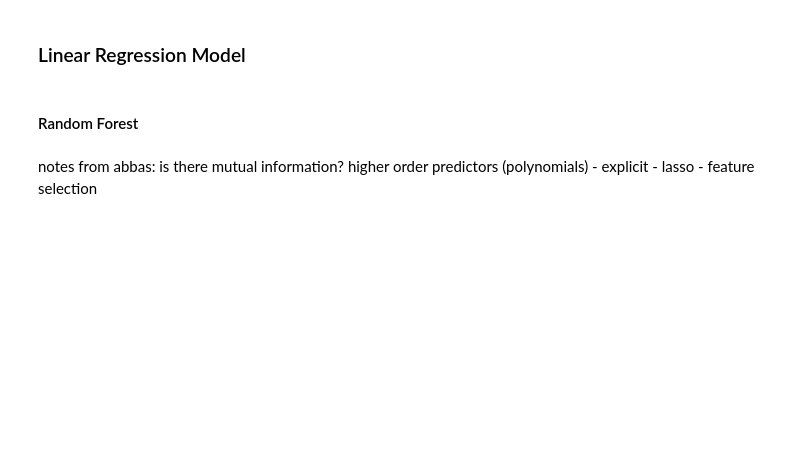
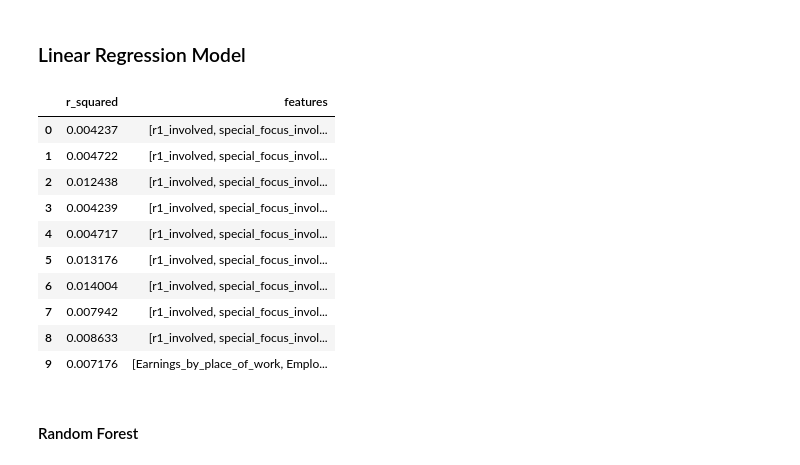
Before and after one commit to mhk9c/patents22, a Jupyter notebook: WI_tc_ModelTesting-fixed.ipynb, the cells around one changed output. Drawn from its saved outputs; the diff is of its cells as text; code cells hidden in the pictures; blank space fills up the shorter version.

```diff
--- a/WI_tc_ModelTesting-fixed.ipynb
+++ b/WI_tc_ModelTesting-fixed.ipynb
@@ -877,3 +1028,19 @@ reg.score(x_val_wi_perc_lr[predictors], y_val_wi_perc_lr)
+# %%
+df_lr_agg = pd.DataFrame(lst_dict)
+# %%
+df_lr_agg
+# %% [output]
+|  | r_squared | features |
+| 0 | 0.004237 | [r1_involved, special_focus_invol... |
+| 1 | 0.004722 | [r1_involved, special_focus_invol... |
+| 2 | 0.012438 | [r1_involved, special_focus_invol... |
+| 3 | 0.004239 | [r1_involved, special_focus_invol... |
+| 4 | 0.004717 | [r1_involved, special_focus_invol... |
+| 5 | 0.013176 | [r1_involved, special_focus_invol... |
+| 6 | 0.014004 | [r1_involved, special_focus_invol... |
+| 7 | 0.007942 | [r1_involved, special_focus_invol... |
+| 8 | 0.008633 | [r1_involved, special_focus_invol... |
+| 9 | 0.007176 | [Earnings_by_place_of_work, Emplo... |
 # %% [markdown]
 #### Random Forest
 # %%
@@ -888,4 +1054,0 @@ print('Mean Absolute Error:', round(np.mean(errors), 2), 'degrees.')
-# %% [markdown]
-notes from abbas:
-    is there mutual information?
-    higher order predictors (polynomials) - explicit - lasso - feature selection
```
Also changed, not shown: parts of 40 cells of this notebook.
